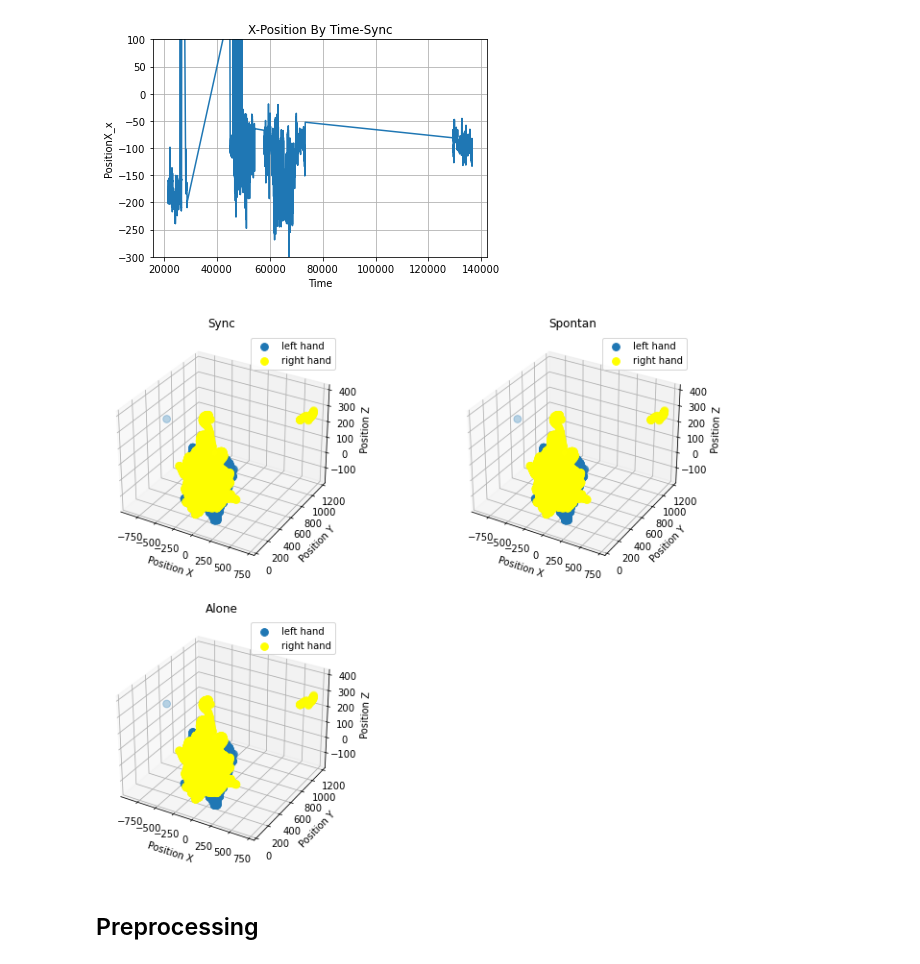
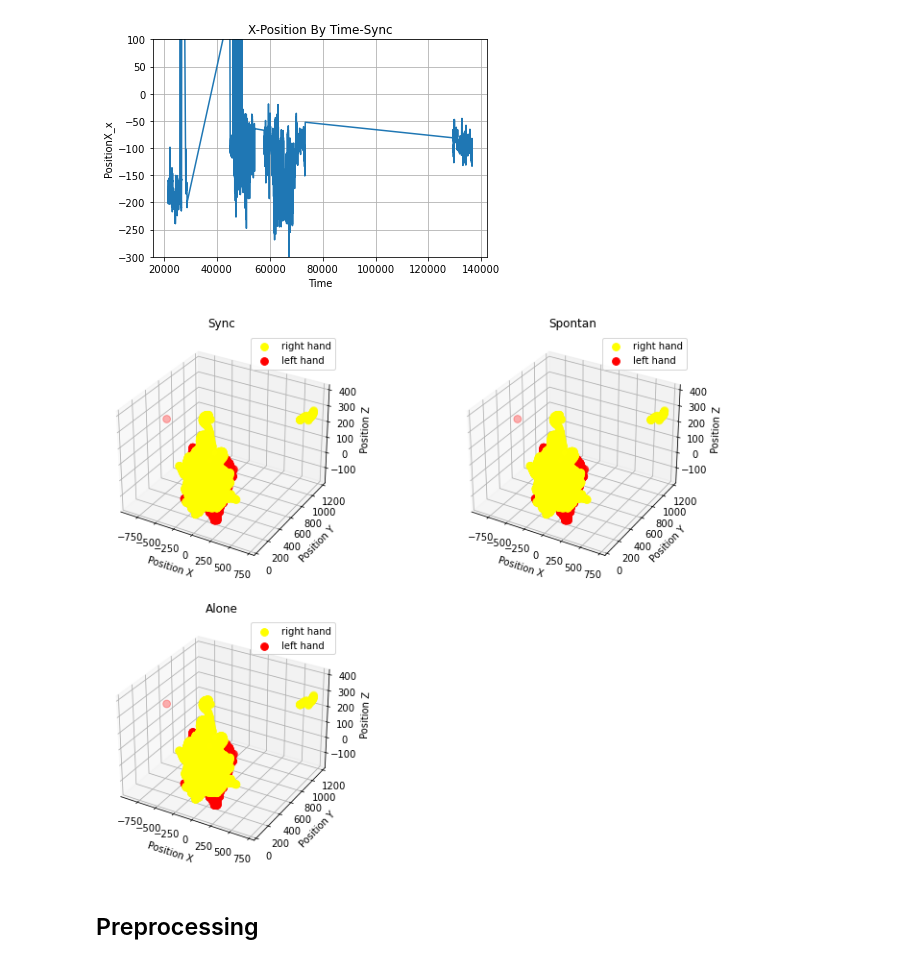
Before and after one commit to idobar1403/FinalProjectYear1, a Jupyter notebook: Hands_Classification.ipynb, the cells around one changed output. Cells and saved outputs as stored; diff of their text form; code cells hidden in the pictures.

```diff
--- a/Hands_Classification.ipynb
+++ b/Hands_Classification.ipynb
@@ -186,20 +196,20 @@ plt.show()
 # %%
 df = train.drop('Experiment_x',axis=1)
 fig = plt.figure(figsize=(12, 10))
 Type = ['Sync', 'Spontan','Alone']
 count = 1
 for t in Type:
     ax = fig.add_subplot(2, 2, count, projection='3d')
     count+=1
     ax.title.set_text(t)
     plt.gca().legend(('left','right'))
-    ax.scatter(df[' Position X_y'], df[' Position Y_y'], df[' Position Z_y'],s=60, label='left hand')
     ax.scatter(df[' Position X_x'], df[' Position Y_x'], df[' Position Z_x' ], color='yellow',s=60, label='right hand')
+    ax.scatter(df[' Position X_y'], df[' Position Y_y'], df[' Position Z_y'],s=60, color='red', label='left hand')
     plt.legend()
     ax.set_xlabel('Position X')
     ax.set_ylabel('Position Y')
     ax.set_zlabel('Position Z')
 # %% [output]
-[figure, old version]
+[figure, new version]
 # %% [markdown]
 ## Preprocessing
```
Also changed, not shown: parts of 94 cells of this notebook.
